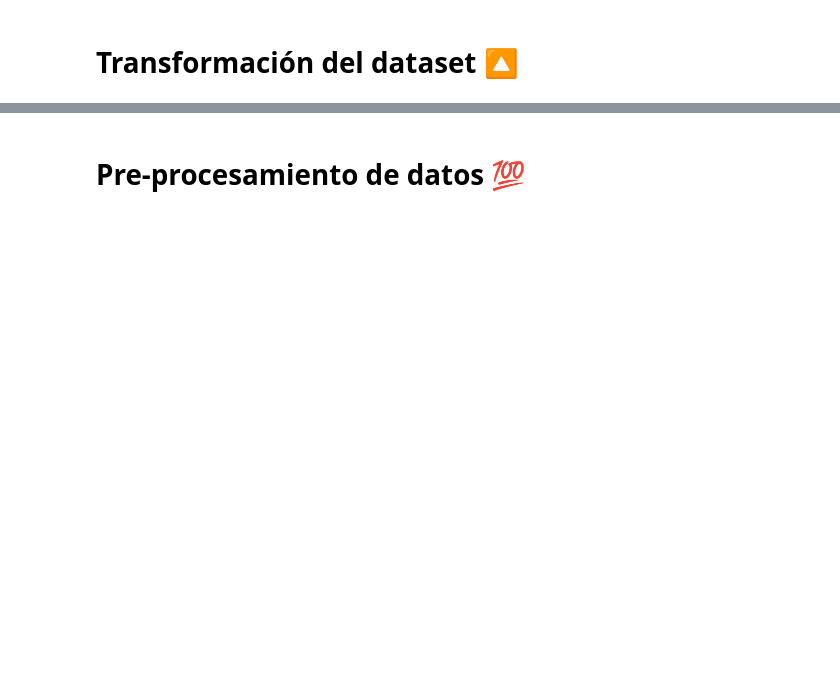
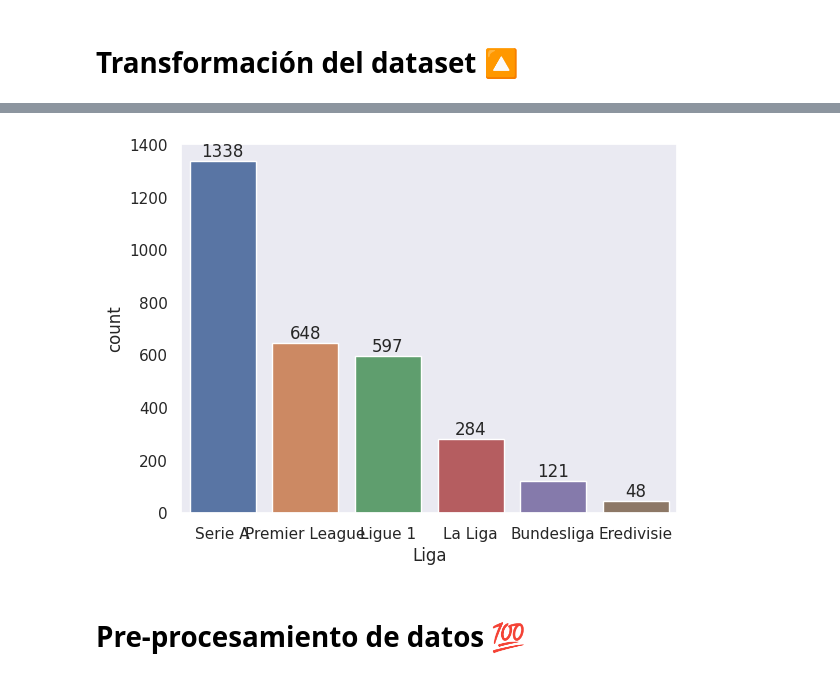
Before and after one commit to piero0090/Tesis-SeminarioII, a Jupyter notebook: SeminarioII_DataAnalysis.ipynb, the cells around one changed output, grey strips where cells are left out. Cells and saved outputs as stored; diff of their text form; code cells hidden in the pictures; blank space fills up the shorter version.

```diff
--- a/SeminarioII_DataAnalysis.ipynb
+++ b/SeminarioII_DataAnalysis.ipynb
@@ -116,3 +132,17 @@ datosML.rename(columns={'Vis':'X1','Vel':'X2','Val':'X3','1v1':'X4','Lib':'X5',
+# %%
+datosInf = datos.iloc[:,0:9]
+# %%
+sns.set_theme(style="dark")
+ax = sns.countplot(x=datosInf['División'],
+                   order=datosInf['División'].value_counts(ascending=False).index);
+
+abs_values = datosInf['División'].value_counts(ascending=False).values
+ax.bar_label(container=ax.containers[0], labels=abs_values)
+sns.set(rc={'figure.figsize':(8,8)})
+plt.xlabel('Liga')
+plt.show()
+# %% [output]
+[figure, added]
 # %% [markdown]
 # **Pre-procesamiento de datos** 💯
 # %%
```
Also changed, not shown: parts of 21 cells of this notebook.
